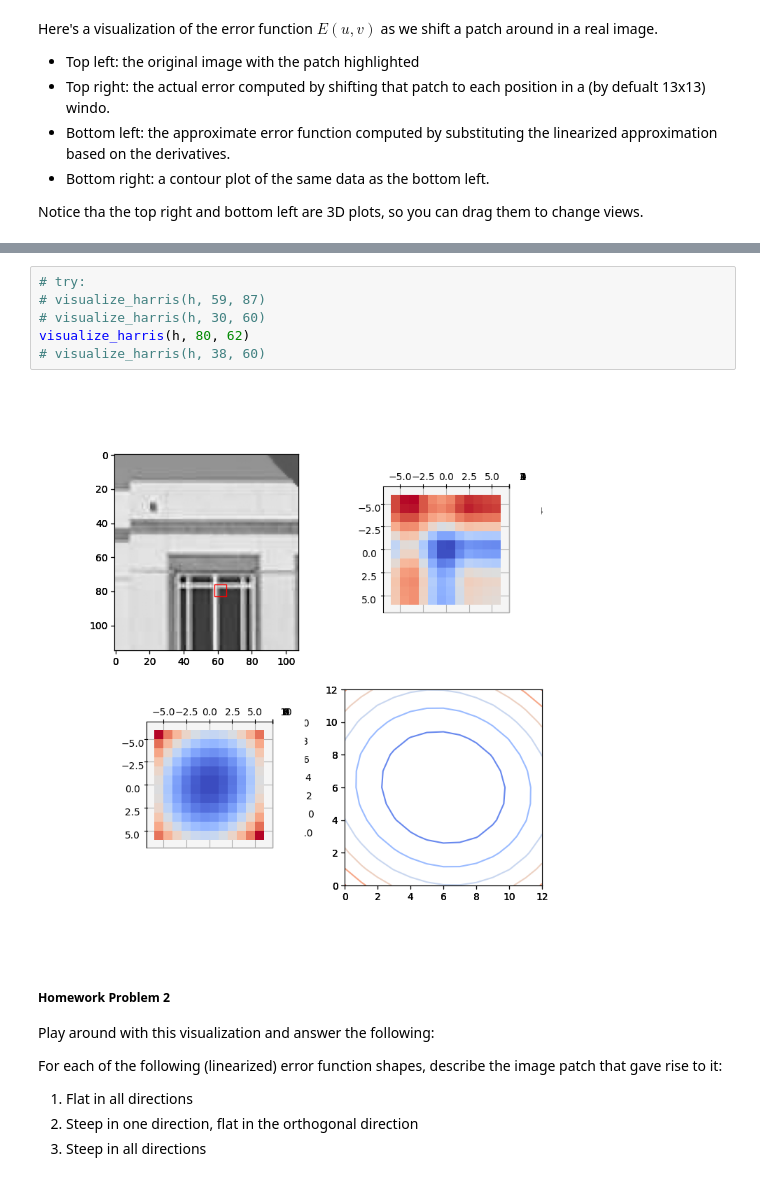
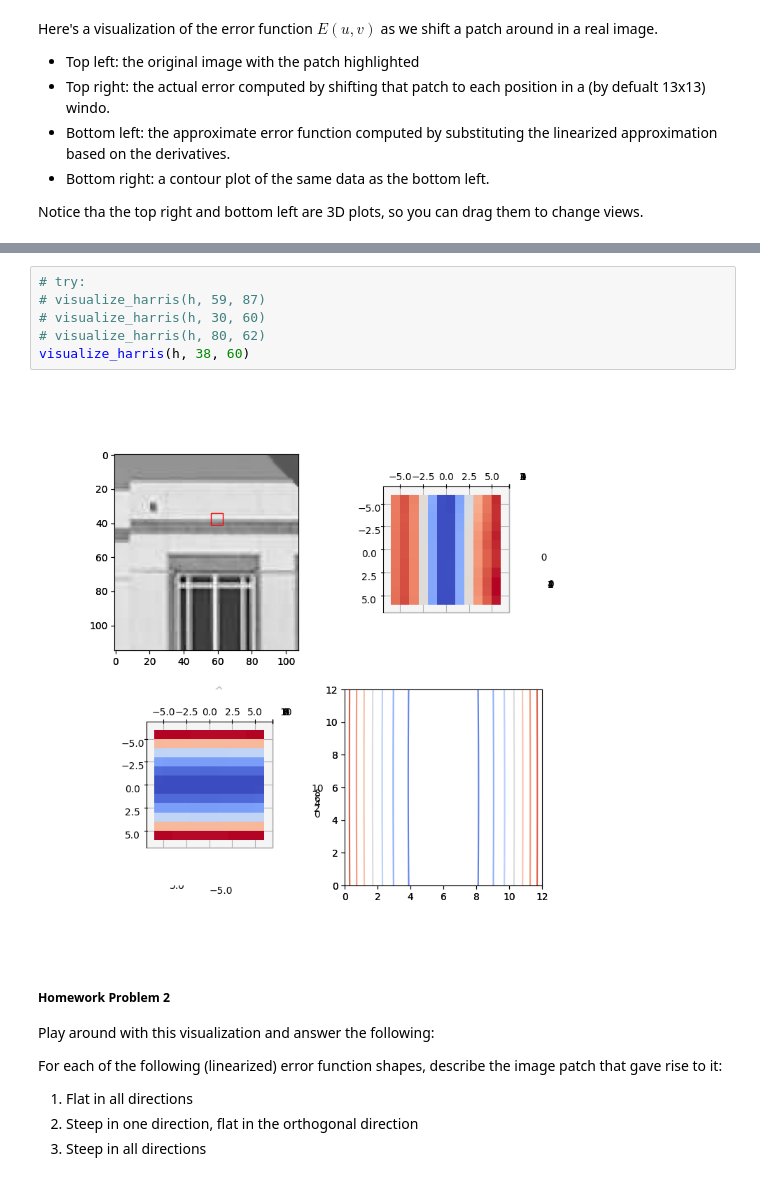
Before and after one commit to cs1053-26w/Lectures, a Jupyter notebook: notebooks/L05_features_harris.ipynb, the cells around one changed output, grey strips where cells are left out. Saved outputs shown, nothing was run; the diff lists cells and outputs as text.

```diff
--- a/notebooks/L05_features_harris.ipynb
+++ b/notebooks/L05_features_harris.ipynb
@@ -147,11 +149,11 @@ fig.set_size_inches(8, 8)
 # %%
 # try:
 # visualize_harris(h, 59, 87)
 # visualize_harris(h, 30, 60)
-visualize_harris(h, 80, 62)
-# visualize_harris(h, 38, 60)
+# visualize_harris(h, 80, 62)
+visualize_harris(h, 38, 60)
 # %% [output]
-[figure, old version]
+[figure, new version]
 # %% [markdown]
 ##### Homework Problem 2
 
```
Also changed, not shown: parts of 9 cells of this notebook, 5 other files.
